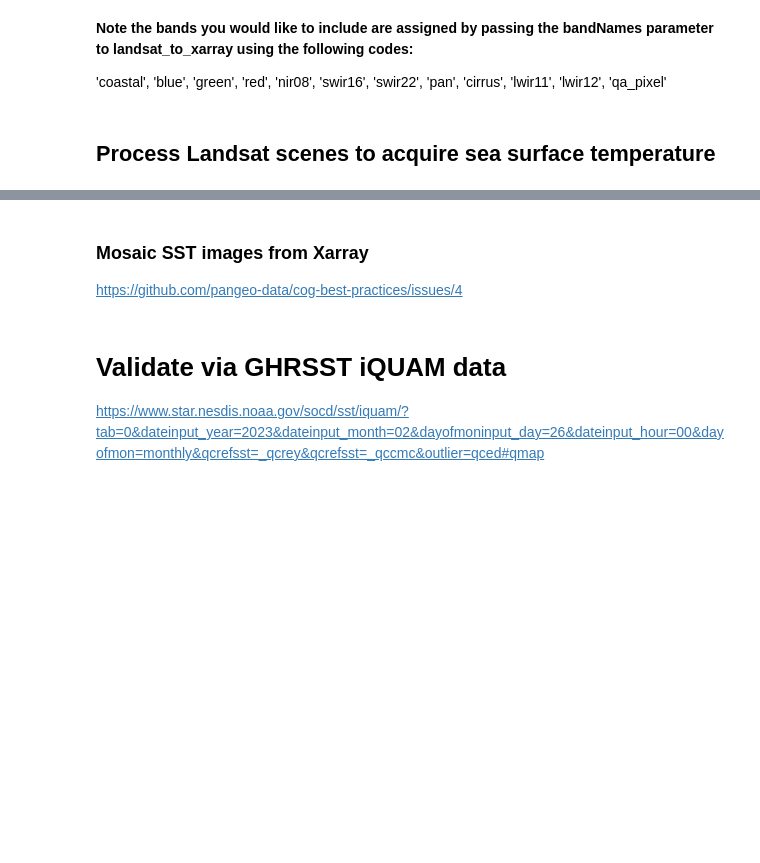
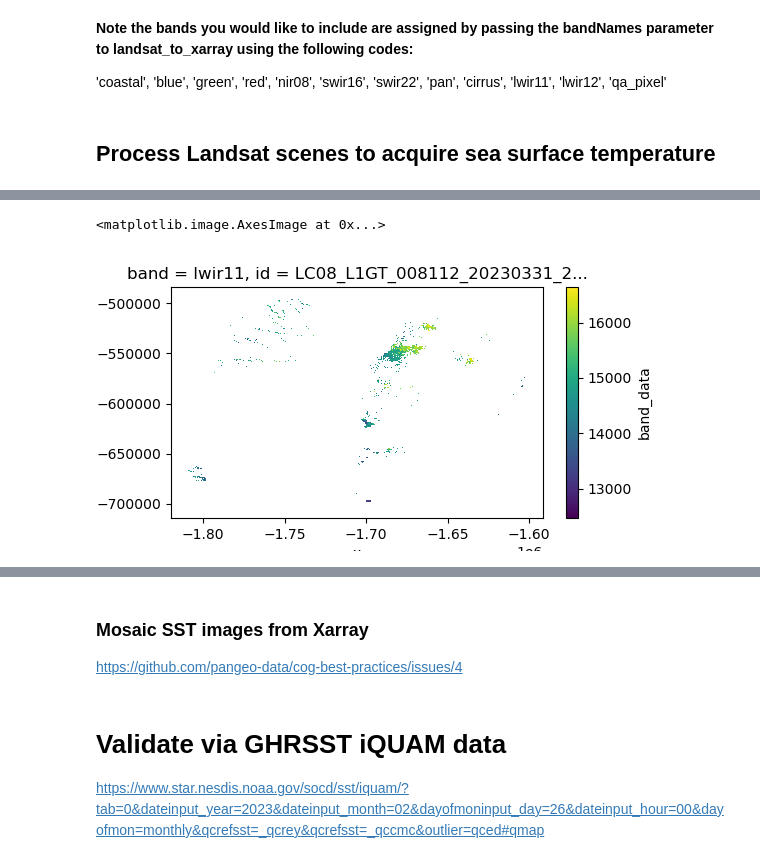
Before and after one commit to tsnow03/Landsat_SST_algorithm, a Jupyter notebook: NLSSTpipeline_20230815.ipynb, the cells around one changed output, grey strips where cells are left out. Cells and saved outputs as stored; diff of their text form; code cells hidden in the pictures; blank space fills up the shorter version.

```diff
--- a/NLSSTpipeline_20230815.ipynb
+++ b/NLSSTpipeline_20230815.ipynb
@@ -858,7 +1465,7 @@ def lsatAtmCorr(ls_thermal,scene,mask,modwv,a0,a1,a2):
 
 ##########################
 
-def apply_NLSST(ls_thermal,scene,mask,WV_xr,a0,a1,a2):
+def apply_NLSST(ls_thermal,scene,mask,WV_xr,atmcor):
     '''
     Use MODIS water vapor and landsat DN in NLSST algorithm to derive sea surface temperature.
 
@@ -866,7 +1473,7 @@ def apply_NLSST(ls_thermal,scene,mask,WV_xr,a0,a1,a2):
     ls_scene = xarray dataset of Landsat scene
     scene = STAC catalog item for the Landsat scene
     WV_xr = xarray dataarray of MODIS water vapor values matching timing of the landsat scene
-    ak = derived NLSST coefficients
+    atmcor = dictionary of derived NLSST coefficients for all months
 
     Outputs:
     SST = multiple regression summary and derived coefficients (ak) for NLSST atmospheric correction
@@ -886,6 +1493,13 @@ def apply_NLSST(ls_thermal,scene,mask,WV_xr,a0,a1,a2):
         means = np.nanmean(wv3)
         print (f'Mean water vapor value is: {means}, min: {np.nanmin(wv3)}, max: {np.nanmax(wv3)}')
 
+        # Select appropriate atmospheric correction coefficients
+        month = scene.metadata['datetime'].month
+        a_mo = f'{month}'.zfill(2)
+        a0 = atmcor[a_mo]['a0']
+        a1 = atmcor[a_mo]['a1']
+        a2 = atmcor[a_mo]['a2']
+
         # Apply atmospheric correction to get absolute temps in C
         SST = lsatAtmCorr(ls_thermal,scene,mask,wv3,a0,a1,a2)
 
@@ -1062,6 +1736,8 @@ polarx,polary = topolar.transform([bbox[3],bbox[1]],[bbox[0],bbox[2]]) #LRX,LRY
 # %%
-# %%time
-## At 1 min 5 sec per image
+%%time
+## 1 min 1 sec per image without interpolation, 1 min 5 s with interp, no extra memory
+## With all clusters - 4 min 20 sec @ 15k, 4 min 6 sec @ 10k, 6 min 40 sec @ 5k
+
 # Saves MODIS water vapor file name in COG so know what each image was corrected with
 
 # Include only Landsat 8 scenes
@@ -1093,6 +1769,7 @@ for sceneid in catalog_list:
             ls_thermal = ls_scene.sel(band='lwir11').compute()
             ls_box = subset_img(ls_thermal*mask,polarx,polary)
             # ls_box = (ls_thermal*mask).sel(y=slice(polary[1],polary[0]),x=slice(polarx[0],polarx[1]))
+            ls_box = ls_box.where(ls_box >= -3.5, np.nan)
 
             if ((ls_box).notnull()).sum().values==0:
                 print (f'{sceneid.id} has no SSTs')
@@ -1104,18 +1781,21 @@ for sceneid in catalog_list:
                 continue
 
             # Use band ratios for RF cloud pixel classification
-            ####
+            # ###
 
             # Atmospheric correction using MODIS
             # Acquire and align MODIS water vapor (MOD/MYD07) to Landsat
             mod07,modfilenm = open_MODIS(ls_scene,scene,modout_path)
 
             # Create water vapor files aligned and subsampled to Landsat
-            spacing = [300,-300] # 300m sampling of MODIS data so that upsampling is easy and because 30m takes far too long
-            WV_xr = get_wv(ls_scene,mod07,spacing,WV)
+            spacing = [300,-300] # 300m sampling of MODIS data so that upsampling is easy and because 30m takes far too long, 1 must be negative for MODISlookup
 
-            # Create SST by masking and using water vapor to apply atmospheric correction
-            SST = apply_NLSST(ls_thermal,scene,mask,WV_xr,a0,a1,a2)
+            #***has not yet been tested to ensure no interp works properly
+            WV_xr = get_wv2(ls_scene,mod07,spacing,WV,scene,interp=interp)
+            # WV_xr = get_wv(ls_scene,mod07,spacing,WV)
+
+            # Create SST by masking and using water vapor to apply month-specific atmospheric correction
+            SST = apply_NLSST(ls_thermal,scene,mask,WV_xr,atmcor)
 
             # Record MODIS water vapor image used in atmospheric correction, will find this info save under band_data in
             # data variables in COG (click on white paper info button in xarray readout)
@@ -1171,0 +1916,8 @@ KeyboardInterrupt
+# %%
+plt.figure(figsize=(6, 3))
+(ls_thermal*mask).plot.imshow(x='x',y='y')
+# (ls_scene.sel(band='qa_pixel').compute()*mask).plot.imshow(x='x',y='y')
+# plt.imshow(mask)
+# %% [output]
+<matplotlib.image.AxesImage at 0x...>
+[figure, added]
```
Also changed, not shown: parts of 59 cells of this notebook.
